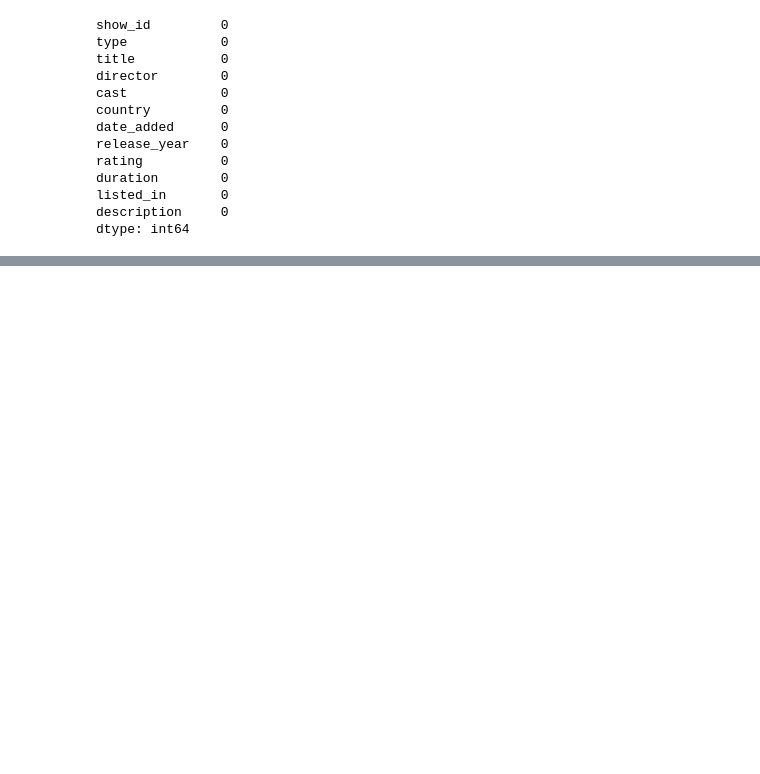
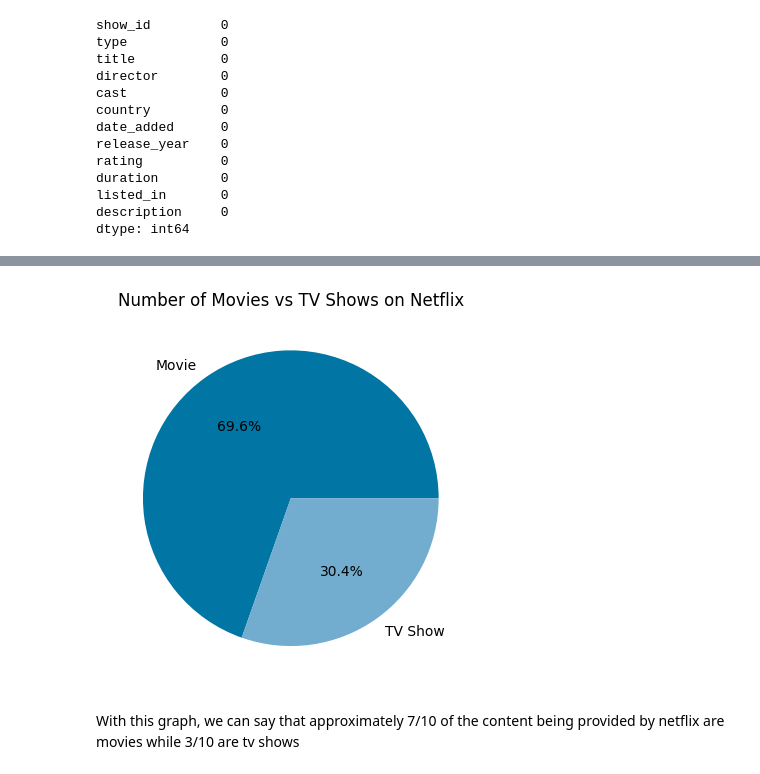
Before and after one commit to samincgs/netflix-show-release-trend-analysis, a Jupyter notebook: final-project.ipynb, the cells around one changed output, grey strips where cells are left out. Drawn from its saved outputs; the diff is of its cells as text; code cells hidden in the pictures; blank space fills up the shorter version.

Commit message:
created a pie graph to show the types of content in netflix

```diff
--- a/final-project.ipynb
+++ b/final-project.ipynb
@@ -146,0 +132,21 @@ dtype: int64
+# %%
+# Calculate movie type counts
+movie_type_counts = netflix_data["type"].value_counts()
+
+# Create a simple pie chart
+plt.pie(
+    movie_type_counts,
+    labels=movie_type_counts.index,
+    autopct="%1.1f%%",
+    colors=["#0175A4", "#72ACCF"],
+)
+
+# Set the title
+plt.title("Number of Movies vs TV Shows on Netflix")
+
+# Display the pie chart
+plt.show()
+# %% [output]
+[figure, added]
+# %% [markdown]
+With this graph, we can say that approximately 7/10 of the content being provided by netflix are movies while 3/10 are tv shows
```
Also changed, not shown: parts of 2 cells of this notebook.
